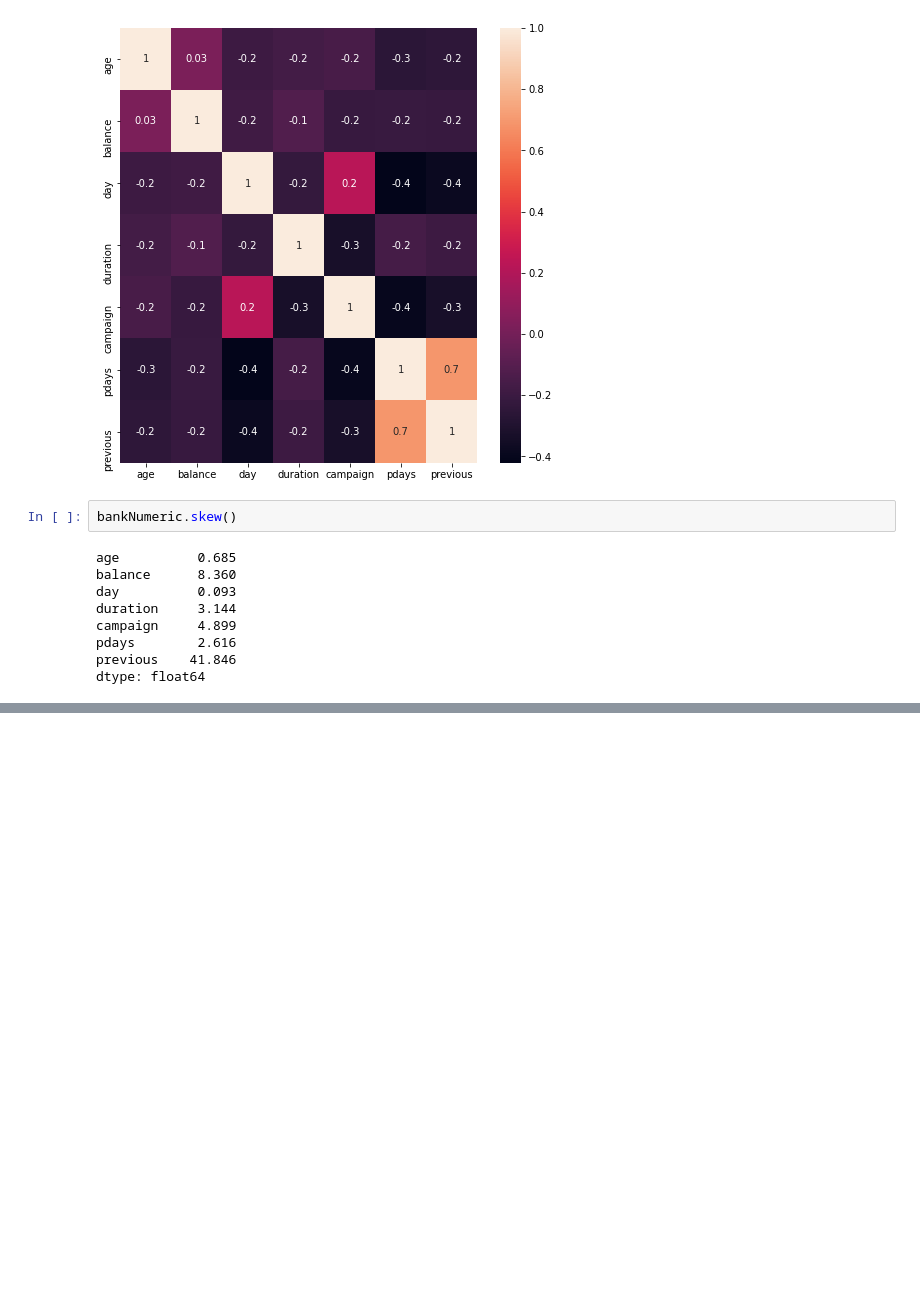
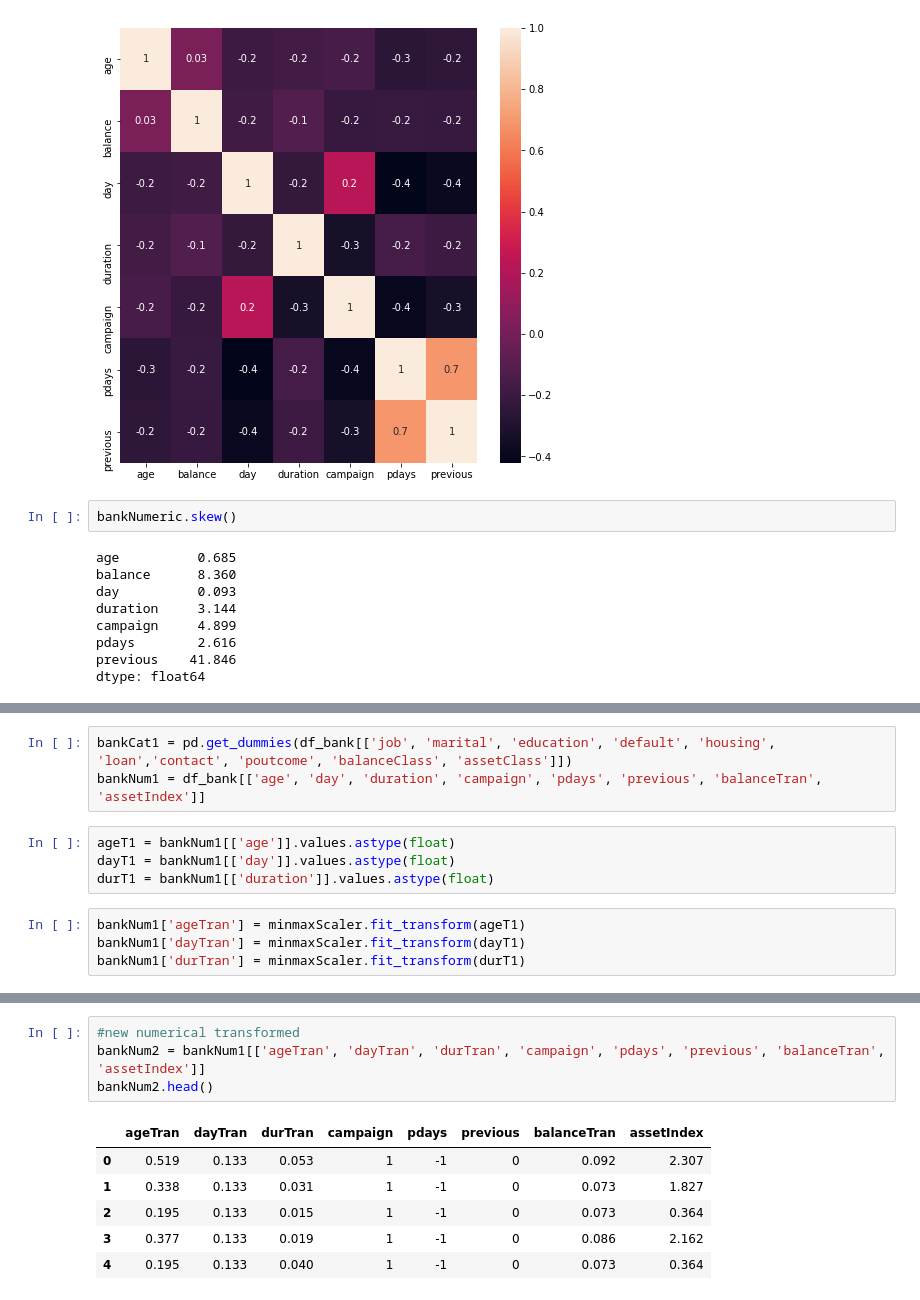
Before and after one commit to FauziArifin/PacktData, a Jupyter notebook: Term_Deposits.ipynb, the cells around one changed output, grey strips where cells are left out. Cells and saved outputs as stored; diff of their text form; blank space fills up the shorter version.

```diff
--- a/Term_Deposits.ipynb
+++ b/Term_Deposits.ipynb
@@ -493,0 +565,11 @@ dtype: float64
+# %%
+bankCat1 = pd.get_dummies(df_bank[['job', 'marital', 'education', 'default', 'housing', 'loan','contact', 'poutcome', 'balanceClass', 'assetClass']])
+bankNum1 = df_bank[['age', 'day', 'duration', 'campaign', 'pdays', 'previous', 'balanceTran', 'assetIndex']]
+# %%
+ageT1 = bankNum1[['age']].values.astype(float)
+dayT1 = bankNum1[['day']].values.astype(float)
+durT1 = bankNum1[['duration']].values.astype(float)
+# %%
+bankNum1['ageTran'] = minmaxScaler.fit_transform(ageT1)
+bankNum1['dayTran'] = minmaxScaler.fit_transform(dayT1)
+bankNum1['durTran'] = minmaxScaler.fit_transform(durT1)
@@ -493,0 +592,11 @@ dtype: float64
+# %%
+#new numerical transformed
+bankNum2 = bankNum1[['ageTran', 'dayTran', 'durTran', 'campaign', 'pdays', 'previous', 'balanceTran', 'assetIndex']]
+bankNum2.head()
+# %% [output]
+|  | ageTran | dayTran | durTran | campaign | pdays | previous | balanceTran | assetIndex |
+| 0 | 0.519 | 0.133 | 0.053 | 1 | -1 | 0 | 0.092 | 2.307 |
+| 1 | 0.338 | 0.133 | 0.031 | 1 | -1 | 0 | 0.073 | 1.827 |
+| 2 | 0.195 | 0.133 | 0.015 | 1 | -1 | 0 | 0.073 | 0.364 |
+| 3 | 0.377 | 0.133 | 0.019 | 1 | -1 | 0 | 0.086 | 2.162 |
+| 4 | 0.195 | 0.133 | 0.040 | 1 | -1 | 0 | 0.073 | 0.364 |
```
Also changed, not shown: parts of 15 cells of this notebook.
